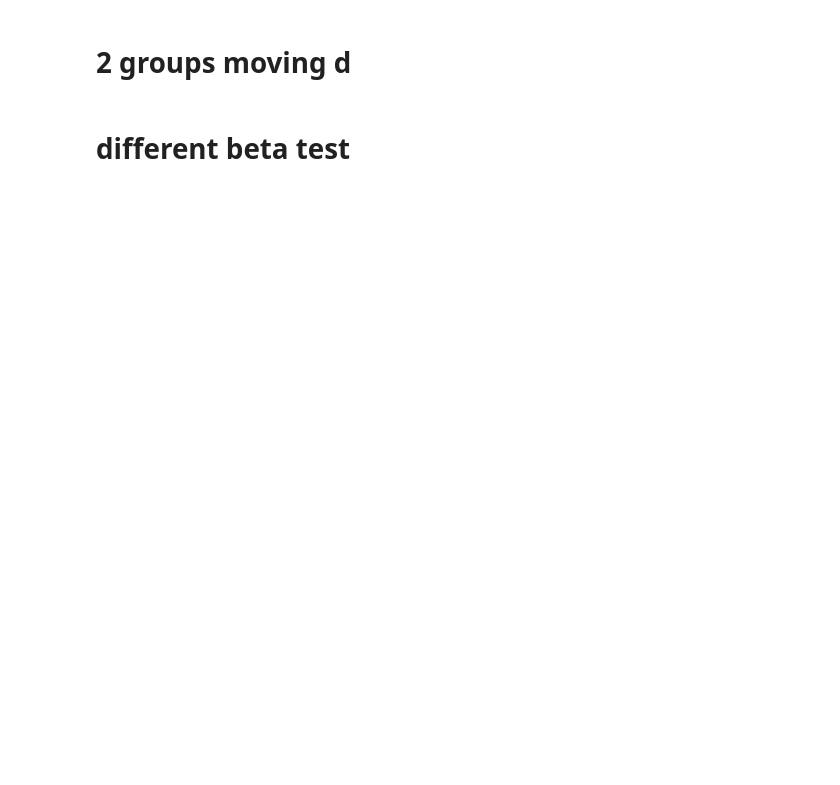
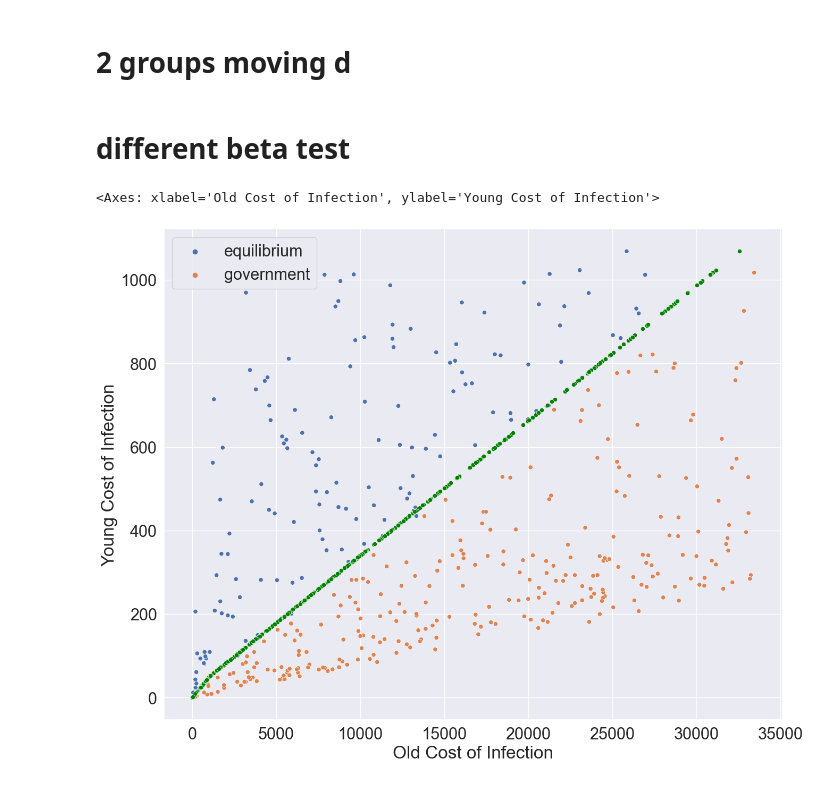
Before and after one commit to daniel-ablin/Thesis, a Jupyter notebook: results_analisys/test analysis.ipynb, the cells around one changed output. Saved outputs shown, nothing was run; the diff lists cells and outputs as text; code cells hidden in the pictures; blank space fills up the shorter version.

```diff
--- a/results_analisys/test analysis.ipynb
+++ b/results_analisys/test analysis.ipynb
@@ -133,15 +191,18 @@ sns.lineplot(data=test, x='connection rate', y='POA', hue='risk rate')
 # %% [markdown]
 # different beta test
 # %%
-specific_file = '/Users/danielablin/Documents/GitHub/Thesis/test_run_1000_2_0.2_2023-05-16 19:14:07.135593.pickle'
+specific_file = '/Users/danielablin/Documents/GitHub/Thesis/test_run_1000_2_0.4_2023-05-20 16:39:16.417705.pickle'
 base = parse_test(specific_file, 2)
 base.groupby('best_sol')['best_sol'].count()
 fig, ax = plt.subplots()
 fig.set_figheight(12)
 fig.set_figwidth(15)
 
-test = rename_cols(base, 28 ,2)
+test = rename_cols(base, 20 ,2, 31, 50)
 
 sns.scatterplot(data=test, x='Old Cost of Infection', y='Young Cost of Infection', hue='Lowest Cost', hue_order=['equilibrium', 'government'])
 sns.scatterplot(data=test, x='factor', y='Young Cost of Infection', color='green')
+# %% [output]
+<Axes: xlabel='Old Cost of Infection', ylabel='Young Cost of Infection'>
+[figure, added]
 # %%
```
Also changed, not shown: parts of 12 cells of this notebook, 3 other files.
